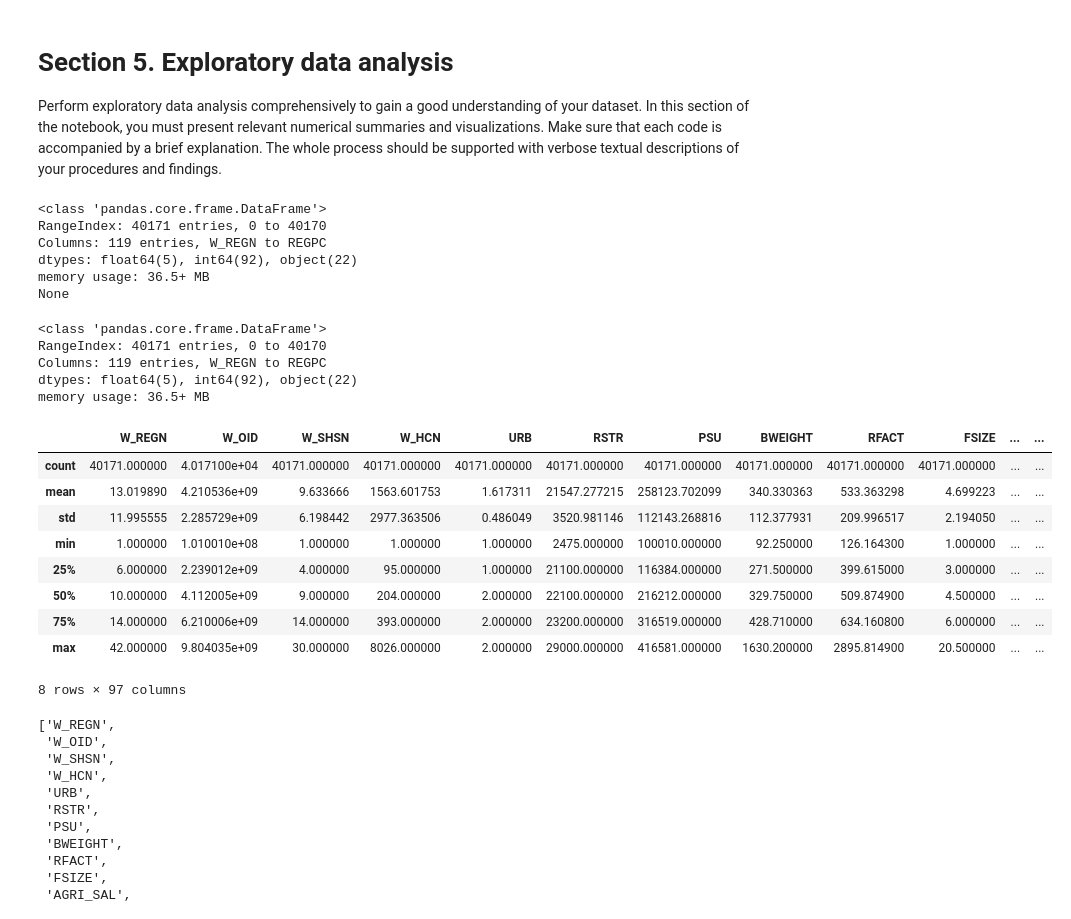
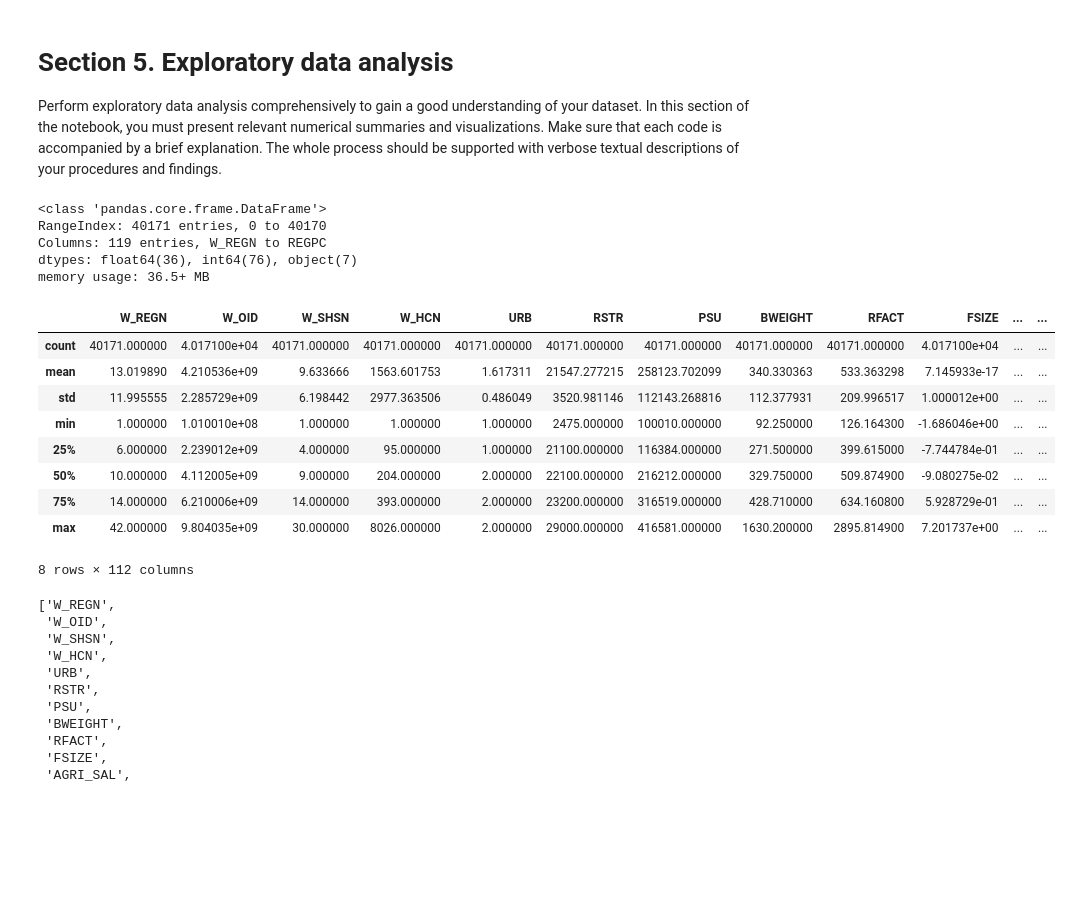
Before and after one commit to jjg-git/stintsyML, a Jupyter notebook: STINTSY project.ipynb, the cells around one changed output. Cells and saved outputs as stored; diff of their text form; code cells hidden in the pictures; blank space fills up the shorter version.

```diff
--- a/STINTSY project.ipynb
+++ b/STINTSY project.ipynb
@@ -470,31 +462,22 @@ df_fies = pd.read_csv('dataset-1/FIES PUF 2012 Vol.1.CSV')
-# %%
-print(df_fies.info())
-# %% [output]
-<class 'pandas.core.frame.DataFrame'>
-RangeIndex: 40171 entries, 0 to 40170
-Columns: 119 entries, W_REGN to REGPC
-dtypes: float64(5), int64(92), object(22)
-memory usage: 36.5+ MB
-None
 # %%
-df_fies.info()
+df.info()
 # %% [output]
 <class 'pandas.core.frame.DataFrame'>
 RangeIndex: 40171 entries, 0 to 40170
 Columns: 119 entries, W_REGN to REGPC
-dtypes: float64(5), int64(92), object(22)
+dtypes: float64(36), int64(76), object(7)
 memory usage: 36.5+ MB
 # %%
-df_fies.describe()
+df.describe()
 # %% [output]
 |  | W_REGN | W_OID | W_SHSN | W_HCN | URB | RSTR | PSU | BWEIGHT | RFACT | FSIZE | ... | ... |
-| count | 40171.000000 | 4.017100e+04 | 40171.000000 | 40171.000000 | 40171.000000 | 40171.000000 | 40171.000000 | 40171.000000 | 40171.000000 | 40171.000000 | ... | ... |
-| mean | 13.019890 | 4.210536e+09 | 9.633666 | 1563.601753 | 1.617311 | 21547.277215 | 258123.702099 | 340.330363 | 533.363298 | 4.699223 | ... | ... |
-| std | 11.995555 | 2.285729e+09 | 6.198442 | 2977.363506 | 0.486049 | 3520.981146 | 112143.268816 | 112.377931 | 209.996517 | 2.194050 | ... | ... |
-| min | 1.000000 | 1.010010e+08 | 1.000000 | 1.000000 | 1.000000 | 2475.000000 | 100010.000000 | 92.250000 | 126.164300 | 1.000000 | ... | ... |
-| 25% | 6.000000 | 2.239012e+09 | 4.000000 | 95.000000 | 1.000000 | 21100.000000 | 116384.000000 | 271.500000 | 399.615000 | 3.000000 | ... | ... |
-| 50% | 10.000000 | 4.112005e+09 | 9.000000 | 204.000000 | 2.000000 | 22100.000000 | 216212.000000 | 329.750000 | 509.874900 | 4.500000 | ... | ... |
-| 75% | 14.000000 | 6.210006e+09 | 14.000000 | 393.000000 | 2.000000 | 23200.000000 | 316519.000000 | 428.710000 | 634.160800 | 6.000000 | ... | ... |
-| max | 42.000000 | 9.804035e+09 | 30.000000 | 8026.000000 | 2.000000 | 29000.000000 | 416581.000000 | 1630.200000 | 2895.814900 | 20.500000 | ... | ... |
+| count | 40171.000000 | 4.017100e+04 | 40171.000000 | 40171.000000 | 40171.000000 | 40171.000000 | 40171.000000 | 40171.000000 | 40171.000000 | 4.017100e+04 | ... | ... |
+| mean | 13.019890 | 4.210536e+09 | 9.633666 | 1563.601753 | 1.617311 | 21547.277215 | 258123.702099 | 340.330363 | 533.363298 | 7.145933e-17 | ... | ... |
+| std | 11.995555 | 2.285729e+09 | 6.198442 | 2977.363506 | 0.486049 | 3520.981146 | 112143.268816 | 112.377931 | 209.996517 | 1.000012e+00 | ... | ... |
+| min | 1.000000 | 1.010010e+08 | 1.000000 | 1.000000 | 1.000000 | 2475.000000 | 100010.000000 | 92.250000 | 126.164300 | -1.686046e+00 | ... | ... |
+| 25% | 6.000000 | 2.239012e+09 | 4.000000 | 95.000000 | 1.000000 | 21100.000000 | 116384.000000 | 271.500000 | 399.615000 | -7.744784e-01 | ... | ... |
+| 50% | 10.000000 | 4.112005e+09 | 9.000000 | 204.000000 | 2.000000 | 22100.000000 | 216212.000000 | 329.750000 | 509.874900 | -9.080275e-02 | ... | ... |
+| 75% | 14.000000 | 6.210006e+09 | 14.000000 | 393.000000 | 2.000000 | 23200.000000 | 316519.000000 | 428.710000 | 634.160800 | 5.928729e-01 | ... | ... |
+| max | 42.000000 | 9.804035e+09 | 30.000000 | 8026.000000 | 2.000000 | 29000.000000 | 416581.000000 | 1630.200000 | 2895.814900 | 7.201737e+00 | ... | ... |
-8 rows × 97 columns
+8 rows × 112 columns
 # %%
```
Also changed, not shown: parts of 7 cells of this notebook.
